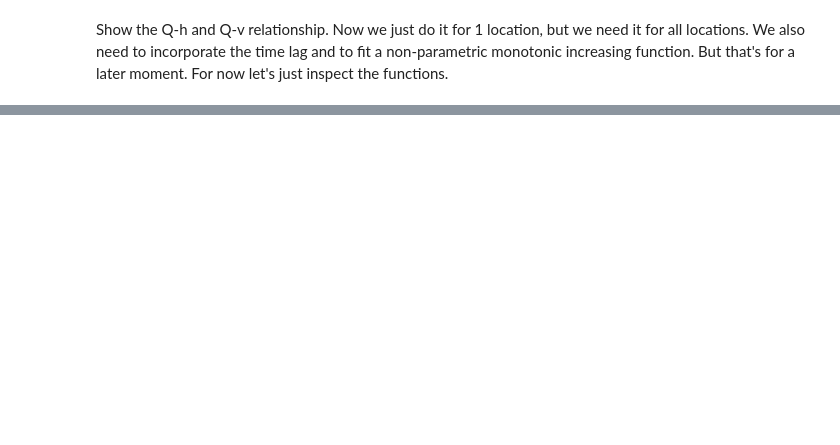
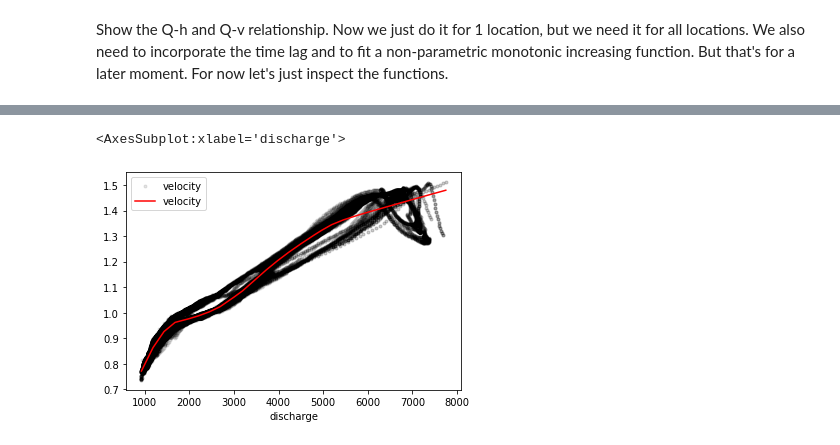
Before and after one commit to Deltares-research/digitaltwin-waterway, a Jupyter notebook: notebooks/velocities/analyze-q-h-history.ipynb, the cells around one changed output, grey strips where cells are left out. Cells and saved outputs as stored; diff of their text form; code cells hidden in the pictures; blank space fills up the shorter version.

```diff
--- a/notebooks/velocities/analyze-q-h-history.ipynb
+++ b/notebooks/velocities/analyze-q-h-history.ipynb
@@ -113,0 +120,28 @@ Text(0, 0.5, 'Velocity @ Thiel [m]')
+# %%
+def predict_qvh(df):
+    """predict waterlevel and discharge"""
+    # sort values to speed up
+    df = df.sort_values('discharge')
+
+    # lowess every delta discharge
+    delta = 250
+
+    # use 10% of data per delta (robust estimate)
+    frac = 0.1
+
+    # predict
+    v_pred = sm.nonparametric.lowess(df['velocity'], df['discharge'], delta=delta, frac=frac, is_sorted=True)
+    h_pred = sm.nonparametric.lowess(df['waterlevel'], df['discharge'], delta=delta, frac=frac, is_sorted=True)
+
+    # predicted dataframe
+    pred_df = pd.DataFrame(
+        data=dict(
+            discharge=v_pred[:, 0],
+            velocity=v_pred[:, 1],
+            waterlevel=h_pred[:, 1]
+        )
+    )
+    return pred_df
+
+pred_df = predict_qvh(df)
+pred_df.head()
@@ -113,0 +155,7 @@ Text(0, 0.5, 'Velocity @ Thiel [m]')
+# %%
+fig, ax = plt.subplots()
+df.plot('discharge', 'velocity', style='k.', alpha=0.1, ax=ax)
+pred_df.plot('discharge', 'velocity', style='r-', ax=ax)
+# %% [output]
+<AxesSubplot:xlabel='discharge'>
+[figure, added]
```
Also changed, not shown: parts of 17 cells of this notebook, 1 other file.
